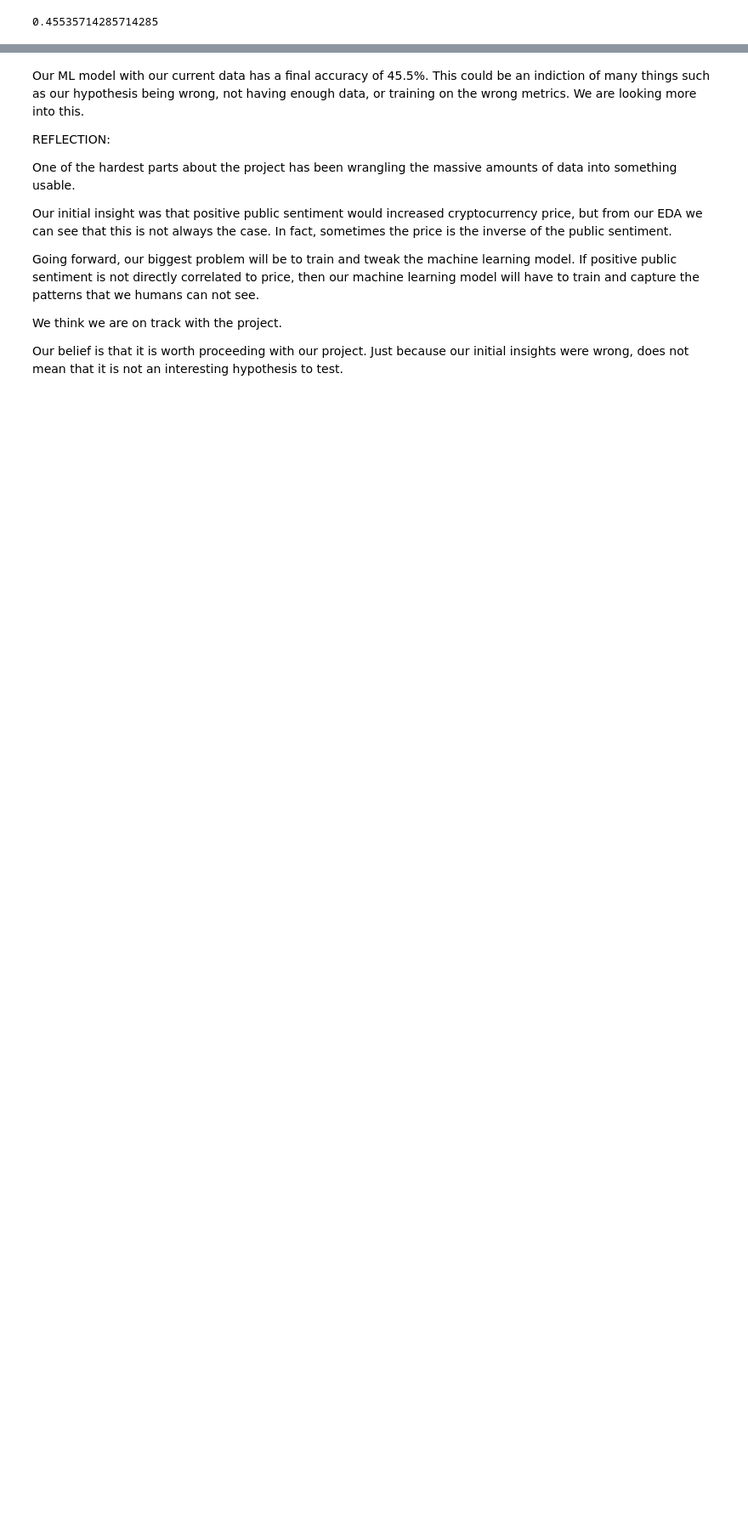
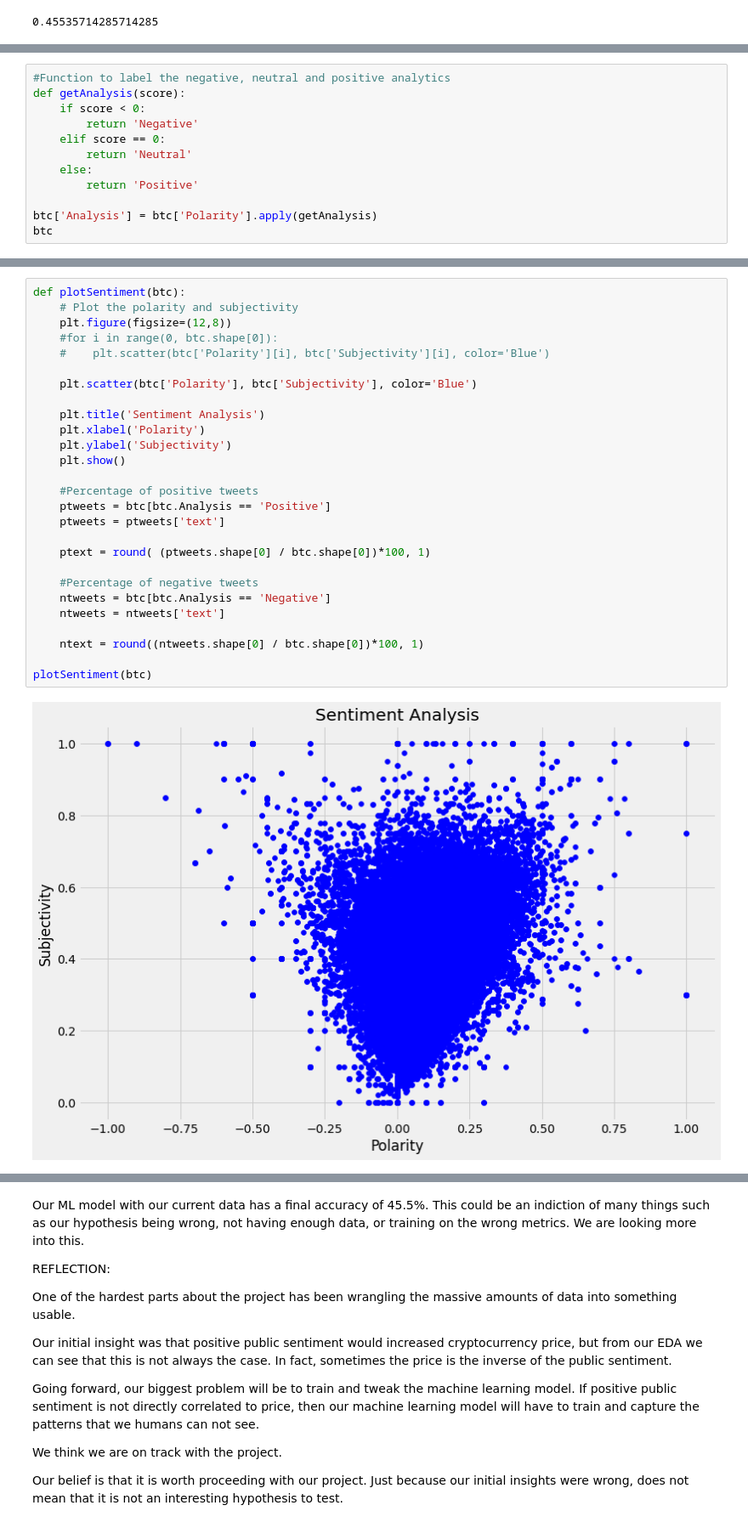
Before and after one commit to uic-cs418/cs418-spring22-sixth-sense, a Jupyter notebook: CS418_Sixth_Sense.ipynb, the cells around one changed output, grey strips where cells are left out. Shown at 85% size. Cells and saved outputs as stored; diff of their text form; blank space fills up the shorter version.

Commit message:
Update CS418_Sixth_Sense.ipynb
Added Sentiment Analysis based on Subjectivity and Polarity and overall visualization.

```diff
--- a/CS418_Sixth_Sense.ipynb
+++ b/CS418_Sixth_Sense.ipynb
@@ -368,0 +488,12 @@ sklearn.metrics.accuracy_score(y_train,y_predict)
+# %%
+#Function to label the negative, neutral and positive analytics
+def getAnalysis(score):
+    if score < 0:
+        return 'Negative'
+    elif score == 0:
+        return 'Neutral'
+    else:
+        return 'Positive'
+
+btc['Analysis'] = btc['Polarity'].apply(getAnalysis)
+btc
@@ -368,0 +514,29 @@ sklearn.metrics.accuracy_score(y_train,y_predict)
+# %%
+def plotSentiment(btc):
+    # Plot the polarity and subjectivity
+    plt.figure(figsize=(12,8))
+    #for i in range(0, btc.shape[0]):
+    #    plt.scatter(btc['Polarity'][i], btc['Subjectivity'][i], color='Blue')
+
+    plt.scatter(btc['Polarity'], btc['Subjectivity'], color='Blue')
+
+    plt.title('Sentiment Analysis')
+    plt.xlabel('Polarity')
+    plt.ylabel('Subjectivity')
+    plt.show()
+
+    #Percentage of positive tweets
+    ptweets = btc[btc.Analysis == 'Positive']
+    ptweets = ptweets['text']
+
+    ptext = round( (ptweets.shape[0] / btc.shape[0])*100, 1)
+
+    #Percentage of negative tweets
+    ntweets = btc[btc.Analysis == 'Negative']
+    ntweets = ntweets['text']
+
+    ntext = round((ntweets.shape[0] / btc.shape[0])*100, 1)
+
+plotSentiment(btc)
+# %% [output]
+[figure, added]
```
Also changed, not shown: parts of 9 cells of this notebook.
